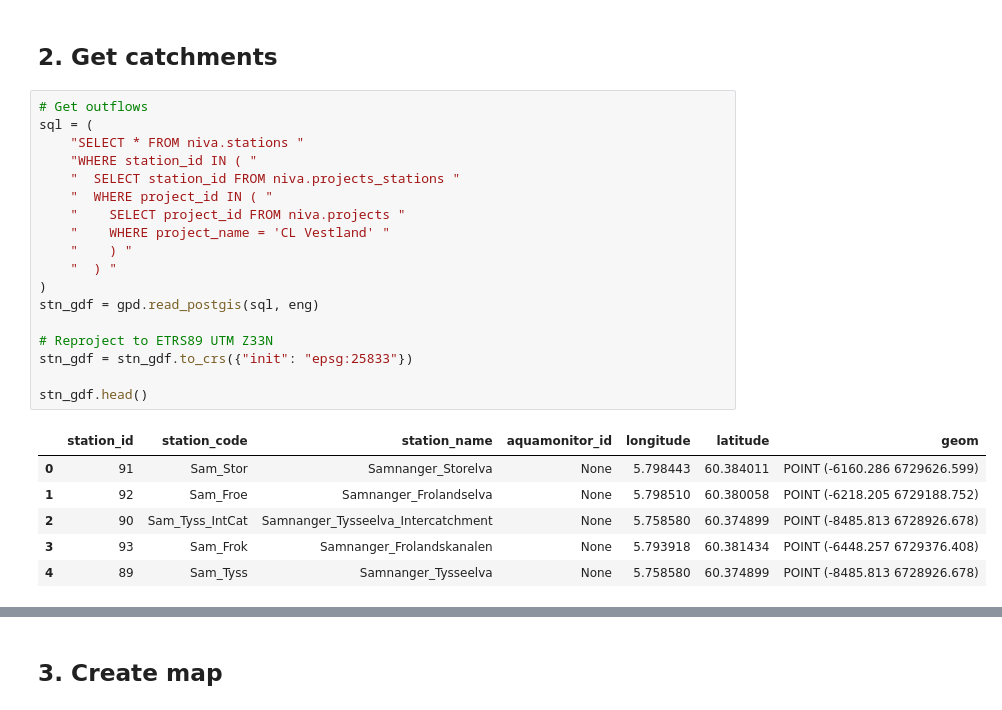
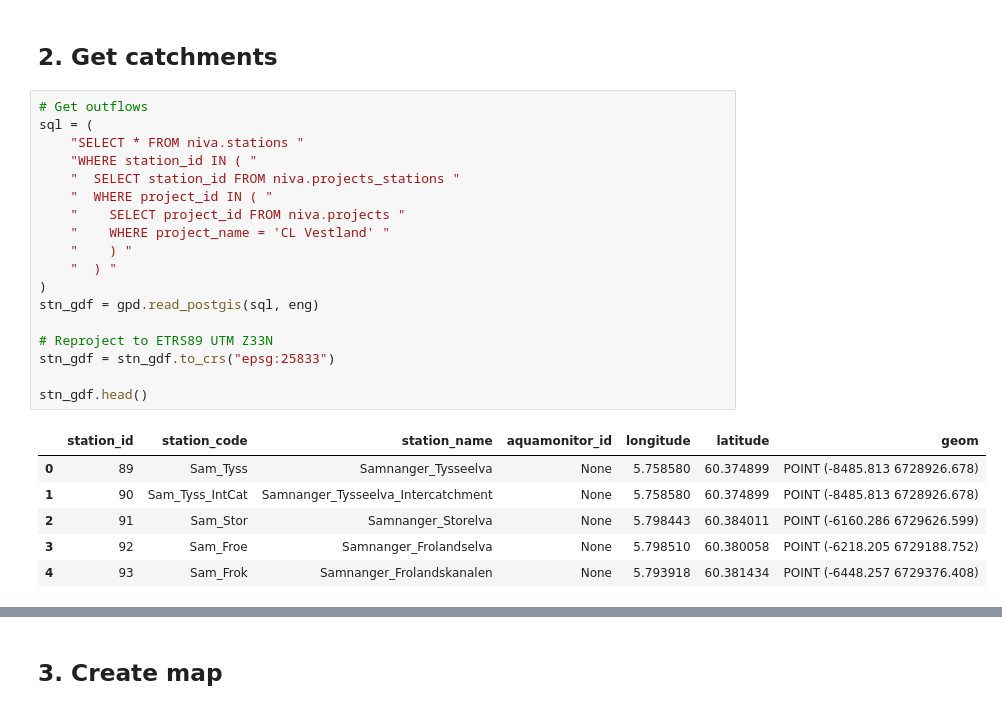
Before and after one commit to JamesSample/critical_loads_2, a Jupyter notebook: cl_vestland/notebooks/04_visualisation.ipynb, the cells around one changed output, grey strips where cells are left out. Cells and saved outputs as stored; diff of their text form.

```diff
--- a/cl_vestland/notebooks/04_visualisation.ipynb
+++ b/cl_vestland/notebooks/04_visualisation.ipynb
@@ -50,28 +50,28 @@ df.head()
 # %%
 # Get outflows
 sql = (
     "SELECT * FROM niva.stations "
     "WHERE station_id IN ( "
     "  SELECT station_id FROM niva.projects_stations "
     "  WHERE project_id IN ( "
     "    SELECT project_id FROM niva.projects "
     "    WHERE project_name = 'CL Vestland' "
     "    ) "
     "  ) "
 )
 stn_gdf = gpd.read_postgis(sql, eng)
 
 # Reproject to ETRS89 UTM Z33N
-stn_gdf = stn_gdf.to_crs({"init": "epsg:25833"})
+stn_gdf = stn_gdf.to_crs("epsg:25833")
 
 stn_gdf.head()
 # %% [output]
 |  | station_id | station_code | station_name | aquamonitor_id | longitude | latitude | geom |
-| 0 | 91 | Sam_Stor | Samnanger_Storelva | None | 5.798443 | 60.384011 | POINT (-6160.286 6729626.599) |
-| 1 | 92 | Sam_Froe | Samnanger_Frolandselva | None | 5.798510 | 60.380058 | POINT (-6218.205 6729188.752) |
-| 2 | 90 | Sam_Tyss_IntCat | Samnanger_Tysseelva_Intercatchment | None | 5.758580 | 60.374899 | POINT (-8485.813 6728926.678) |
-| 3 | 93 | Sam_Frok | Samnanger_Frolandskanalen | None | 5.793918 | 60.381434 | POINT (-6448.257 6729376.408) |
-| 4 | 89 | Sam_Tyss | Samnanger_Tysseelva | None | 5.758580 | 60.374899 | POINT (-8485.813 6728926.678) |
+| 0 | 89 | Sam_Tyss | Samnanger_Tysseelva | None | 5.758580 | 60.374899 | POINT (-8485.813 6728926.678) |
+| 1 | 90 | Sam_Tyss_IntCat | Samnanger_Tysseelva_Intercatchment | None | 5.758580 | 60.374899 | POINT (-8485.813 6728926.678) |
+| 2 | 91 | Sam_Stor | Samnanger_Storelva | None | 5.798443 | 60.384011 | POINT (-6160.286 6729626.599) |
+| 3 | 92 | Sam_Froe | Samnanger_Frolandselva | None | 5.798510 | 60.380058 | POINT (-6218.205 6729188.752) |
+| 4 | 93 | Sam_Frok | Samnanger_Frolandskanalen | None | 5.793918 | 60.381434 | POINT (-6448.257 6729376.408) |
 # %%
 # Get catchments
 stn_list = list(stn_gdf["station_id"].astype(str))
```
Also changed, not shown: parts of 6 cells of this notebook, 40 other files.
